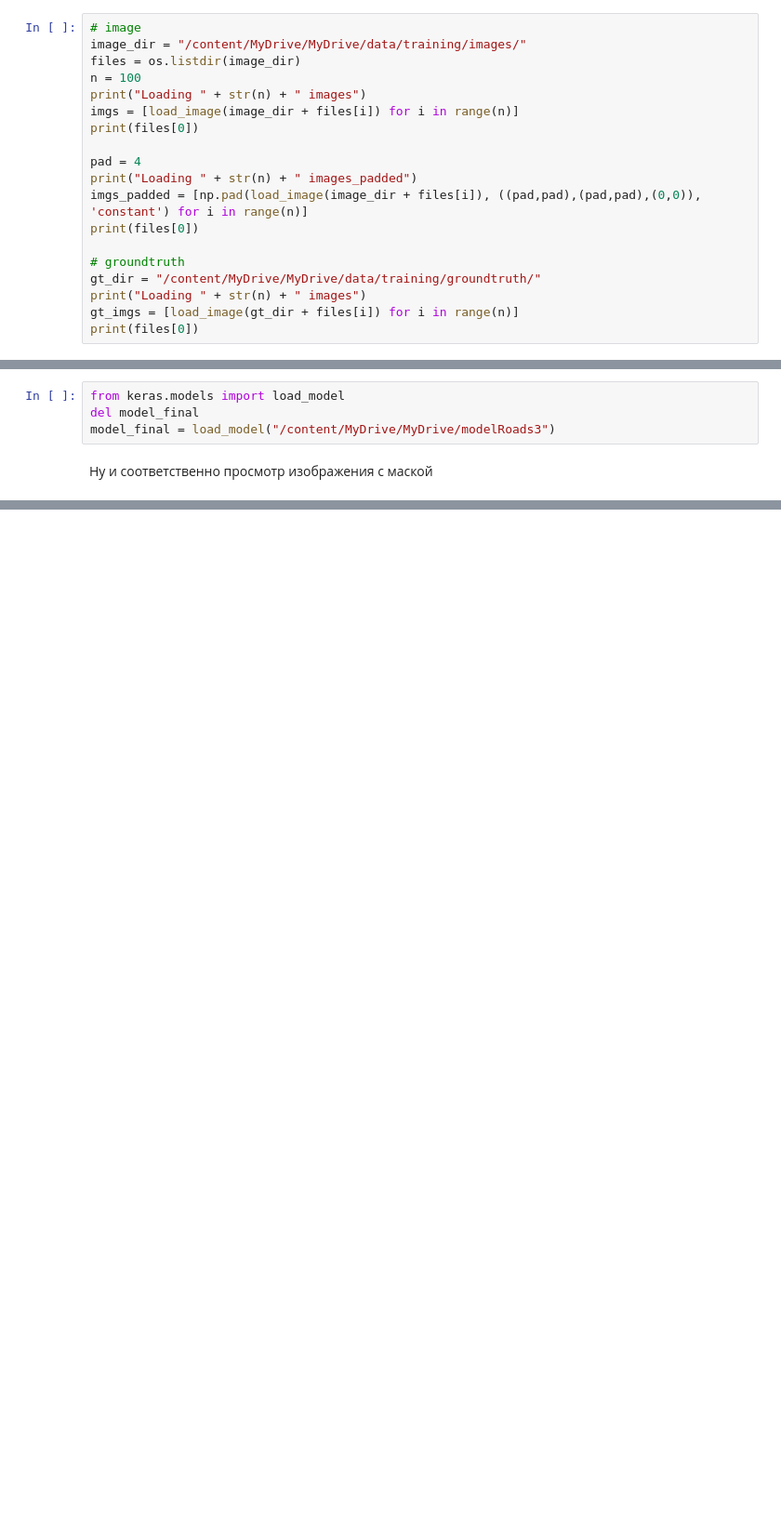
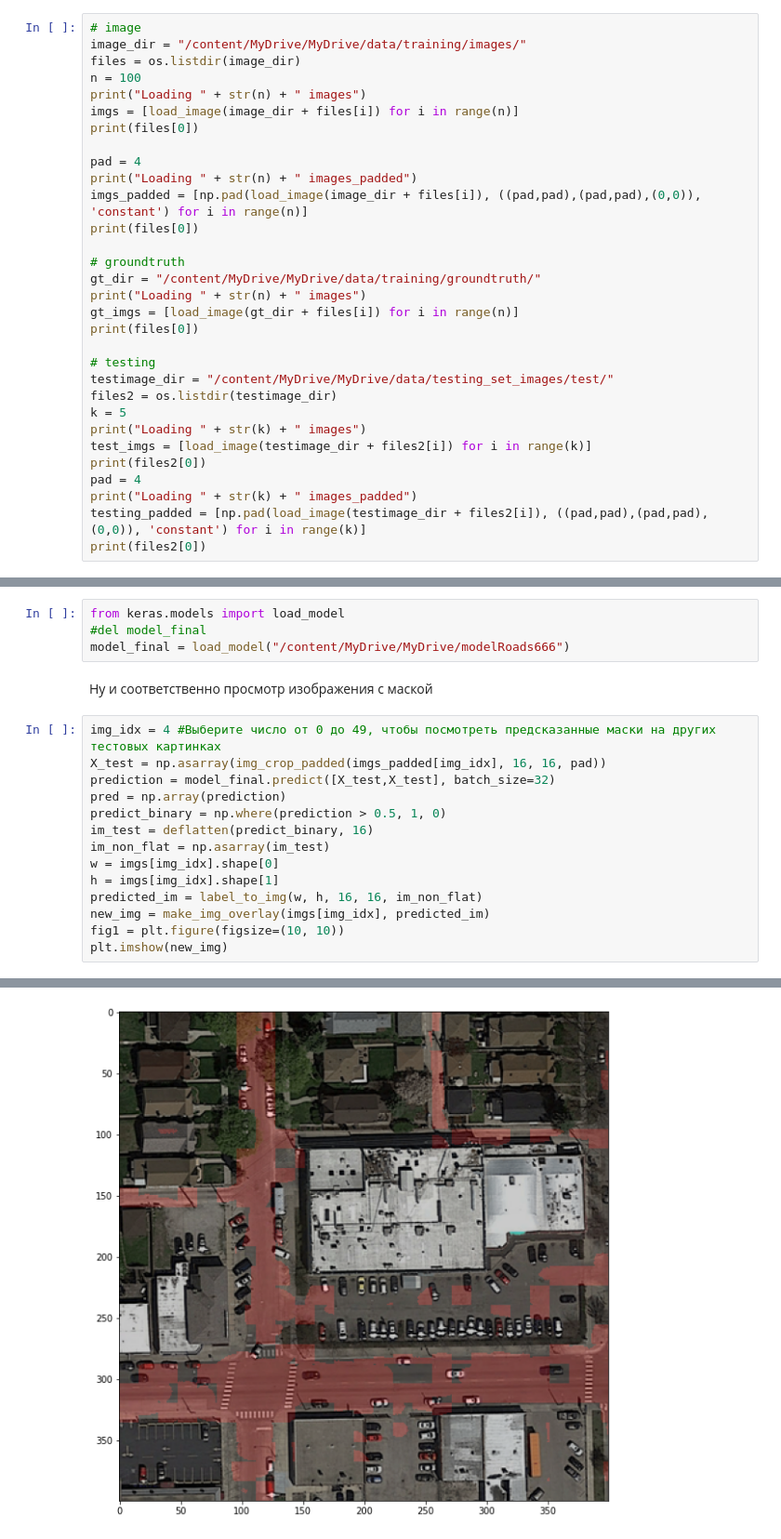
Before and after one commit to aloha4you/roads, a Jupyter notebook: road_train_2.ipynb, the cells around one changed output, grey strips where cells are left out. Shown at 93% size. Cells and saved outputs as stored; diff of their text form; blank space fills up the shorter version.

```diff
--- a/road_train_2.ipynb
+++ b/road_train_2.ipynb
@@ -175,6 +175,18 @@ gt_dir = "/content/MyDrive/MyDrive/data/training/groundtruth/"
 print("Loading " + str(n) + " images")
 gt_imgs = [load_image(gt_dir + files[i]) for i in range(n)]
 print(files[0])
+
+# testing
+testimage_dir = "/content/MyDrive/MyDrive/data/testing_set_images/test/"
+files2 = os.listdir(testimage_dir)
+k = 5
+print("Loading " + str(k) + " images")
+test_imgs = [load_image(testimage_dir + files2[i]) for i in range(k)]
+print(files2[0])
+pad = 4
+print("Loading " + str(k) + " images_padded")
+testing_padded = [np.pad(load_image(testimage_dir + files2[i]), ((pad,pad),(pad,pad),(0,0)), 'constant') for i in range(k)]
+print(files2[0])
 # %% [output]
 Loading 100 images
 satImage_095.png
@@ -286,7 +307,22 @@ INFO:tensorflow:Assets written to: /content/MyDrive/MyDrive/modelRoads3/assets
 Загрузка готовой модели
 # %%
 from keras.models import load_model
-del model_final
-model_final = load_model("/content/MyDrive/MyDrive/modelRoads3")
+#del model_final
+model_final = load_model("/content/MyDrive/MyDrive/modelRoads666")
 # %% [markdown]
 Ну и соответственно просмотр изображения с маской
+# %%
+img_idx = 4 #Выберите число от 0 до 49, чтобы посмотреть предсказанные маски на других тестовых картинках
+X_test = np.asarray(img_crop_padded(imgs_padded[img_idx], 16, 16, pad))
+prediction = model_final.predict([X_test,X_test], batch_size=32)
+pred = np.array(prediction)
+predict_binary = np.where(prediction > 0.5, 1, 0)
+im_test = deflatten(predict_binary, 16)
+im_non_flat = np.asarray(im_test)
+w = imgs[img_idx].shape[0]
+h = imgs[img_idx].shape[1]
+predicted_im = label_to_img(w, h, 16, 16, im_non_flat)
+new_img = make_img_overlay(imgs[img_idx], predicted_im)
+fig1 = plt.figure(figsize=(10, 10))
+plt.imshow(new_img)
+# %% [output]
@@ -292,0 +330 @@ model_final = load_model("/content/MyDrive/MyDrive/modelRoads3")
+[figure, added]
```
Also changed, not shown: parts of 12 cells of this notebook.
